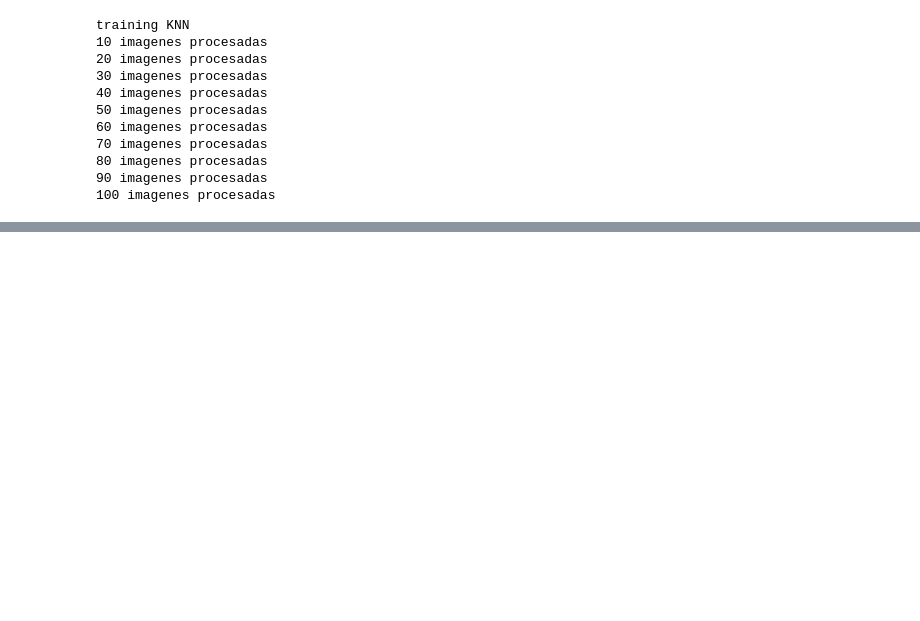
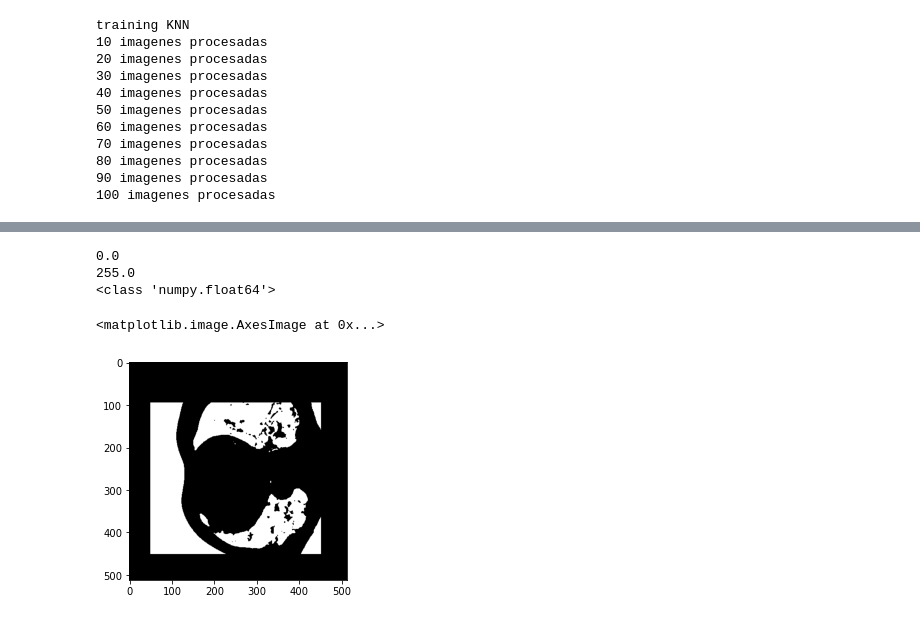
Before and after one commit to OscarEsC/covid19_symptoms_detector, a Jupyter notebook: covid19_symptoms_detector.py.ipynb, the cells around one changed output, grey strips where cells are left out. Saved outputs shown, nothing was run; the diff lists cells and outputs as text; code cells hidden in the pictures; blank space fills up the shorter version.

```diff
--- a/covid19_symptoms_detector.py.ipynb
+++ b/covid19_symptoms_detector.py.ipynb
@@ -322,0 +394,42 @@ Working with superpixel  389
+# %%
+size=(512,512)
+
+# Una matriz de ceros.
+imagen_negra = np.zeros(size)
+img = cv2.rectangle(imagen_negra,(50,95),(450,450),(255,0,0),-1)
+
+
+#visualizamos la matriz
+#Se ve como una imagen negra, ya que todos los elementos (pixeles) tienen intensidad 0
+plt.imshow(imagen_negra,cmap="gray")
+#Imprimimos imagen
+imgs = nib.load(images_filename).get_fdata()
+masks = nib.load(masks_filename).get_fdata()
+pic=(imgs[:,:,0])
+plt.imshow(pic,cmap="gray")
+img8 = (pic/256).astype('uint8')
+plt.imshow(img8,cmap="gray")
+blur = cv2.GaussianBlur(img8,(7,7),0)
+plt.imshow(blur,cmap="gray")
+
+new_img = np.zeros(size)
+for i in range (512):
+    for j in range (512):
+        if(imagen_negra[i][j]==0):
+            new_img[i][j]=0
+        else:
+            if(blur[i][j]>125):
+                  new_img[i][j]=255
+            else:
+                new_img[i][j]=0
+
+print(new_img[10,10])
+print(new_img[130, 200])
+print(type(new_img[130, 200]))
+plt.imshow(new_img,cmap="gray")
+# %% [output]
+0.0
+255.0
+<class 'numpy.float64'>
+<matplotlib.image.AxesImage at 0x...>
+[figure, added]
```
Also changed, not shown: parts of 10 cells of this notebook, 1 other file.
